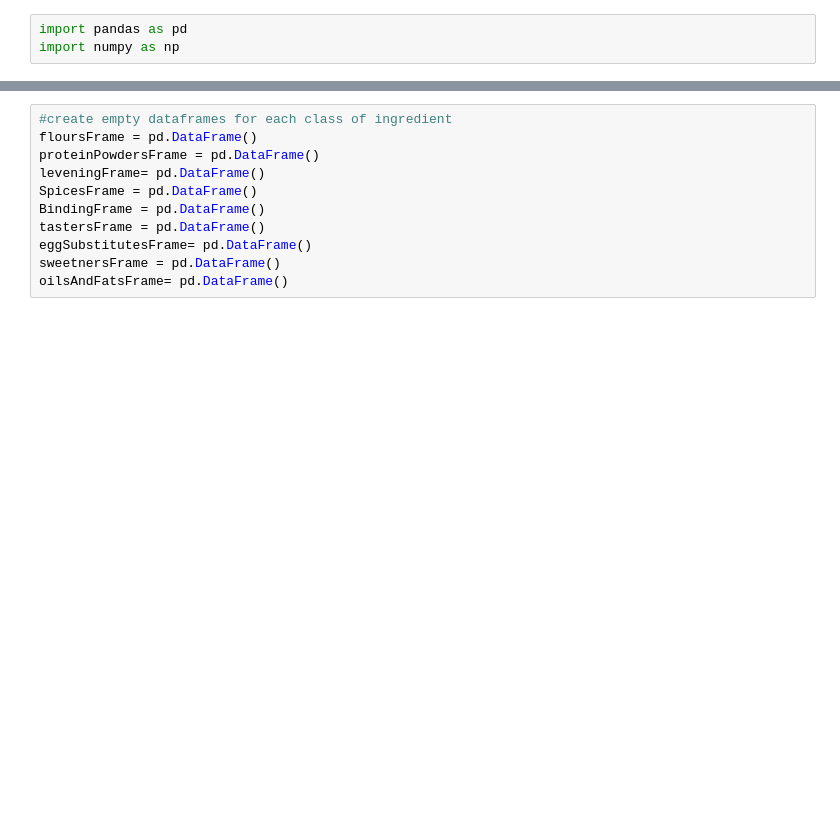
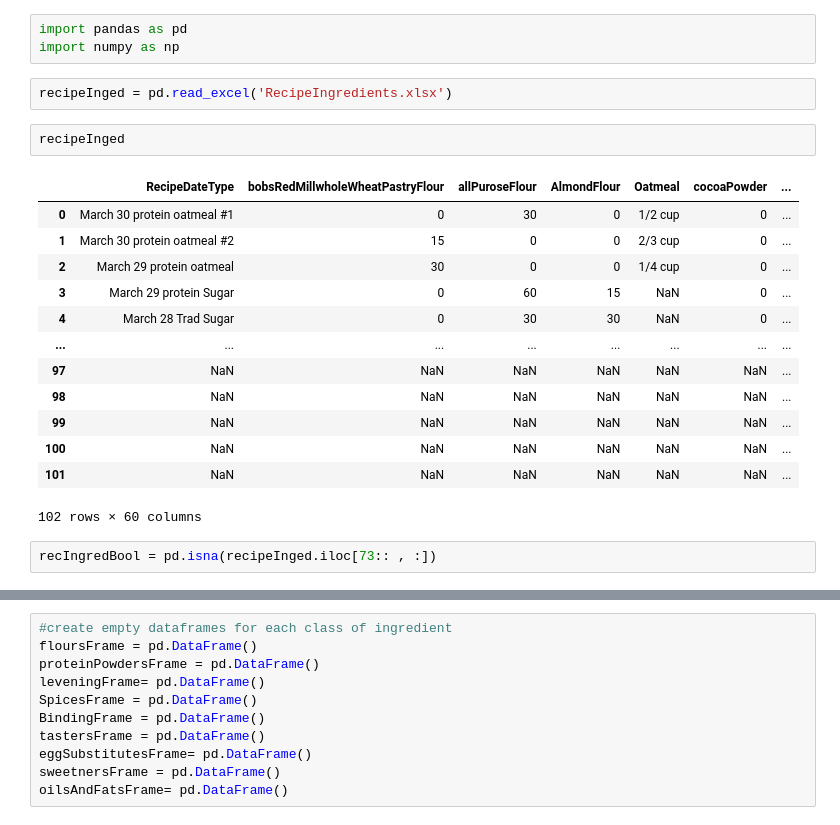
Before and after one commit to maxdickinson/DataTables, a Jupyter notebook: RecipesNutritionWorkbook.ipynb, the cells around one changed output, grey strips where cells are left out. Saved outputs shown, nothing was run; the diff lists cells and outputs as text; blank space fills up the shorter version.

```diff
--- a/RecipesNutritionWorkbook.ipynb
+++ b/RecipesNutritionWorkbook.ipynb
@@ -1,3 +1,23 @@
 # %%
 import pandas as pd
 import numpy as np
+# %%
+recipeInged = pd.read_excel('RecipeIngredients.xlsx')
+# %%
+recipeInged
+# %% [output]
+|  | RecipeDateType | bobsRedMillwholeWheatPastryFlour | allPuroseFlour | AlmondFlour | Oatmeal | cocoaPowder | ... |
+| 0 | March 30 protein oatmeal #1 | 0 | 30 | 0 | 1/2 cup | 0 | ... |
+| 1 | March 30 protein oatmeal #2 | 15 | 0 | 0 | 2/3 cup | 0 | ... |
+| 2 | March 29 protein oatmeal | 30 | 0 | 0 | 1/4 cup | 0 | ... |
+| 3 | March 29 protein Sugar | 0 | 60 | 15 | NaN | 0 | ... |
+| 4 | March 28 Trad Sugar | 0 | 30 | 30 | NaN | 0 | ... |
+| ... | ... | ... | ... | ... | ... | ... | ... |
+| 97 | NaN | NaN | NaN | NaN | NaN | NaN | ... |
+| 98 | NaN | NaN | NaN | NaN | NaN | NaN | ... |
+| 99 | NaN | NaN | NaN | NaN | NaN | NaN | ... |
+| 100 | NaN | NaN | NaN | NaN | NaN | NaN | ... |
+| 101 | NaN | NaN | NaN | NaN | NaN | NaN | ... |
+102 rows × 60 columns
+# %%
+recIngredBool = pd.isna(recipeInged.iloc[73:: , :])
```
Also changed, not shown: parts of 46 cells of this notebook, 2 other files.
